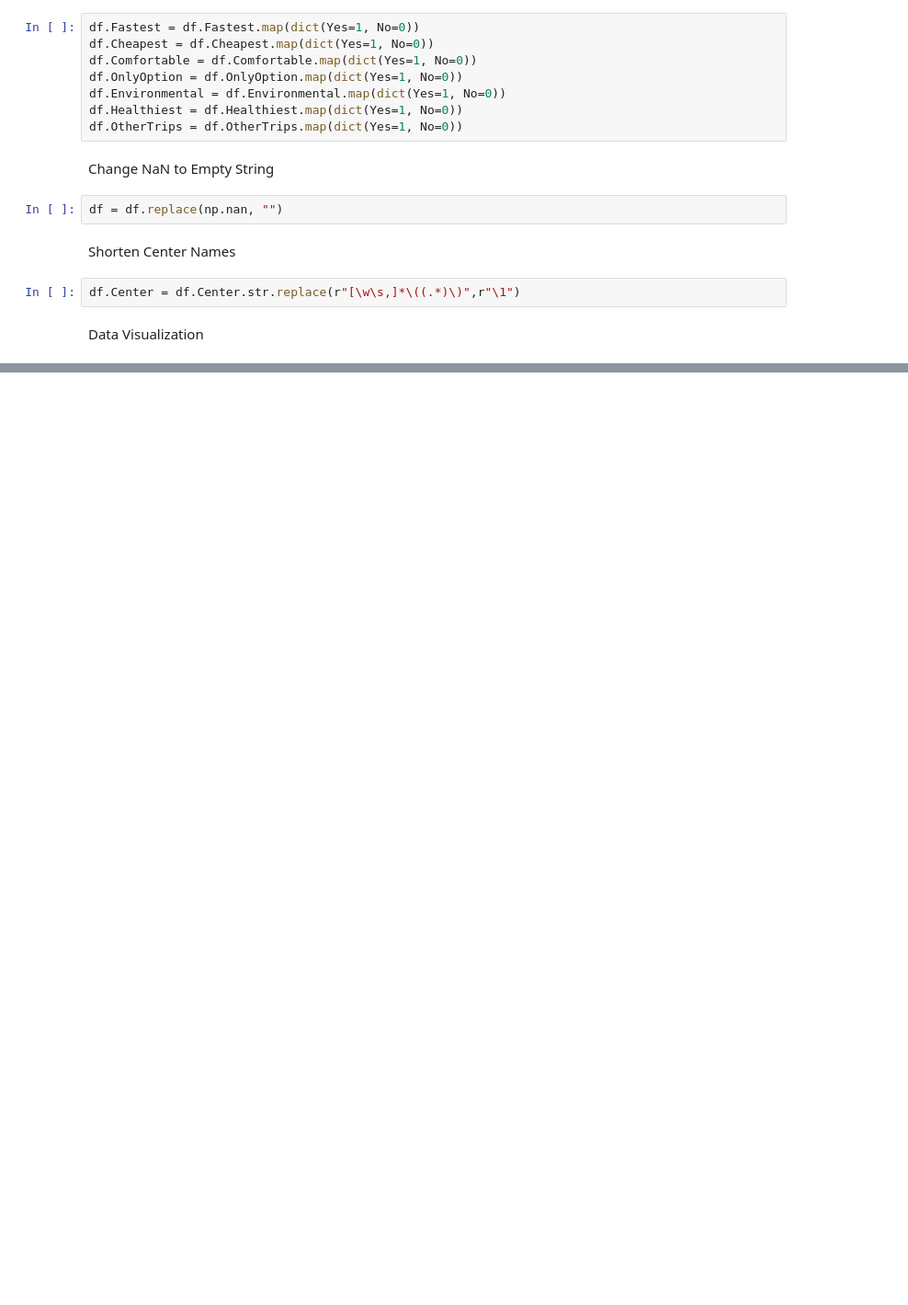
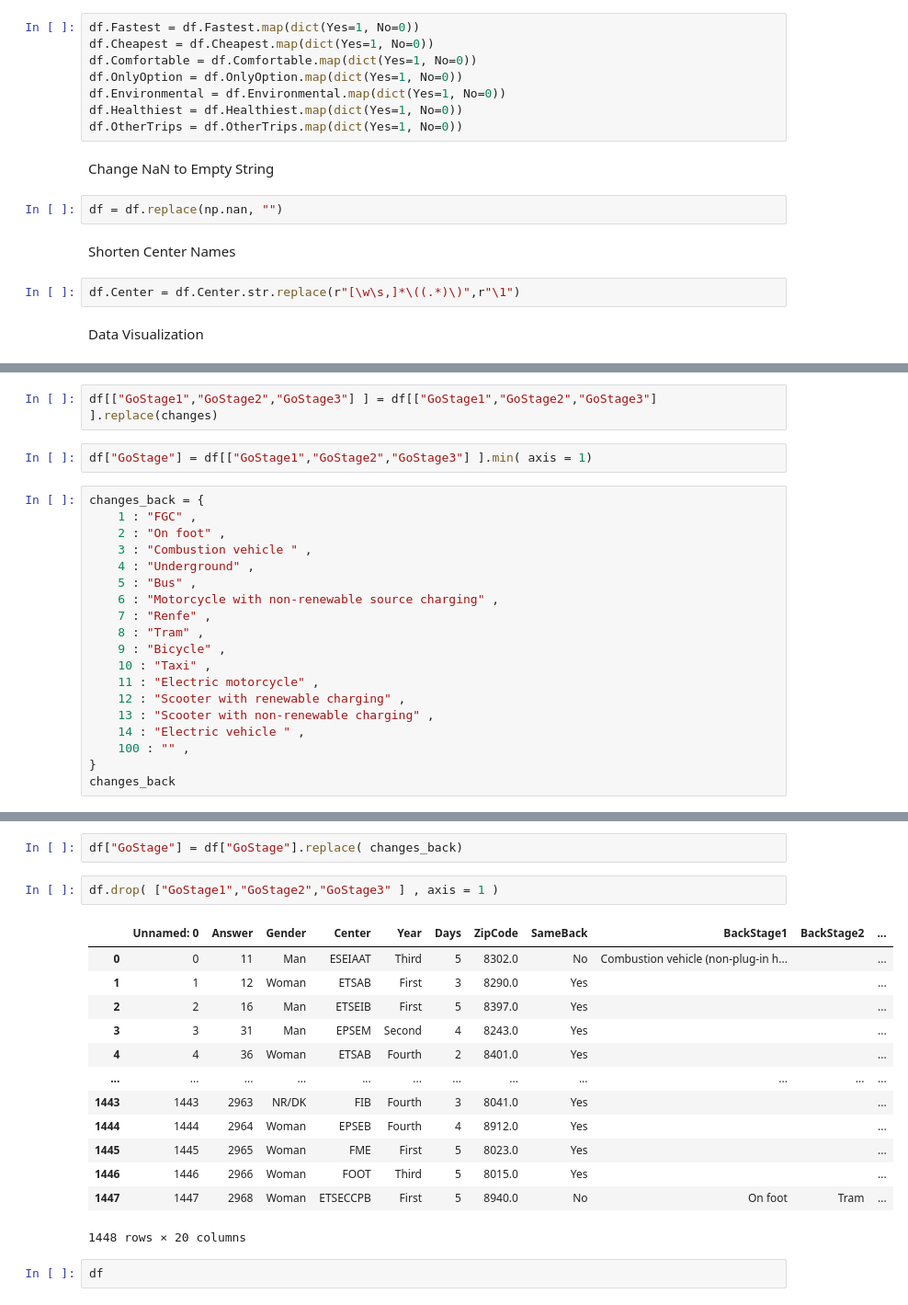
Before and after one commit to isimo00/datathon23, a Jupyter notebook: src/DataCleaning.ipynb, the cells around one changed output, grey strips where cells are left out. Shown: that part at 92% size. Saved outputs shown, nothing was run; the diff lists cells and outputs as text; blank space fills up the shorter version.

```diff
--- a/src/DataCleaning.ipynb
+++ b/src/DataCleaning.ipynb
@@ -67,0 +111,23 @@ sns.heatmap(pt)
+# %%
+df[["GoStage1","GoStage2","GoStage3"] ] = df[["GoStage1","GoStage2","GoStage3"] ].replace(changes)
+# %%
+df["GoStage"] = df[["GoStage1","GoStage2","GoStage3"] ].min( axis = 1)
+# %%
+changes_back = {
+    1 : "FGC" ,
+    2 : "On foot" ,
+    3 : "Combustion vehicle " ,
+    4 : "Underground" ,
+    5 : "Bus" ,
+    6 : "Motorcycle with non-renewable source charging" ,
+    7 : "Renfe" ,
+    8 : "Tram" ,
+    9 : "Bicycle" ,
+    10 : "Taxi" ,
+    11 : "Electric motorcycle" ,
+    12 : "Scooter with renewable charging" ,
+    13 : "Scooter with non-renewable charging" ,
+    14 : "Electric vehicle " ,
+    100 : "" ,
+}
+changes_back
@@ -67,0 +150,20 @@ sns.heatmap(pt)
+# %%
+df["GoStage"] = df["GoStage"].replace( changes_back)
+# %%
+df.drop( ["GoStage1","GoStage2","GoStage3" ] , axis = 1 )
+# %% [output]
+|  | Unnamed: 0 | Answer | Gender | Center | Year | Days | ZipCode | SameBack | BackStage1 | BackStage2 | ... |
+| 0 | 0 | 11 | Man | ESEIAAT | Third | 5 | 8302.0 | No | Combustion vehicle (non-plug-in h... |  | ... |
+| 1 | 1 | 12 | Woman | ETSAB | First | 3 | 8290.0 | Yes |  |  | ... |
+| 2 | 2 | 16 | Man | ETSEIB | First | 5 | 8397.0 | Yes |  |  | ... |
+| 3 | 3 | 31 | Man | EPSEM | Second | 4 | 8243.0 | Yes |  |  | ... |
+| 4 | 4 | 36 | Woman | ETSAB | Fourth | 2 | 8401.0 | Yes |  |  | ... |
+| ... | ... | ... | ... | ... | ... | ... | ... | ... | ... | ... | ... |
+| 1443 | 1443 | 2963 | NR/DK | FIB | Fourth | 3 | 8041.0 | Yes |  |  | ... |
+| 1444 | 1444 | 2964 | Woman | EPSEB | Fourth | 4 | 8912.0 | Yes |  |  | ... |
+| 1445 | 1445 | 2965 | Woman | FME | First | 5 | 8023.0 | Yes |  |  | ... |
+| 1446 | 1446 | 2966 | Woman | FOOT | Third | 5 | 8015.0 | Yes |  |  | ... |
+| 1447 | 1447 | 2968 | Woman | ETSECCPB | First | 5 | 8940.0 | No | On foot | Tram | ... |
+1448 rows × 20 columns
+# %%
+df
```
Also changed, not shown: parts of 6 cells of this notebook.
